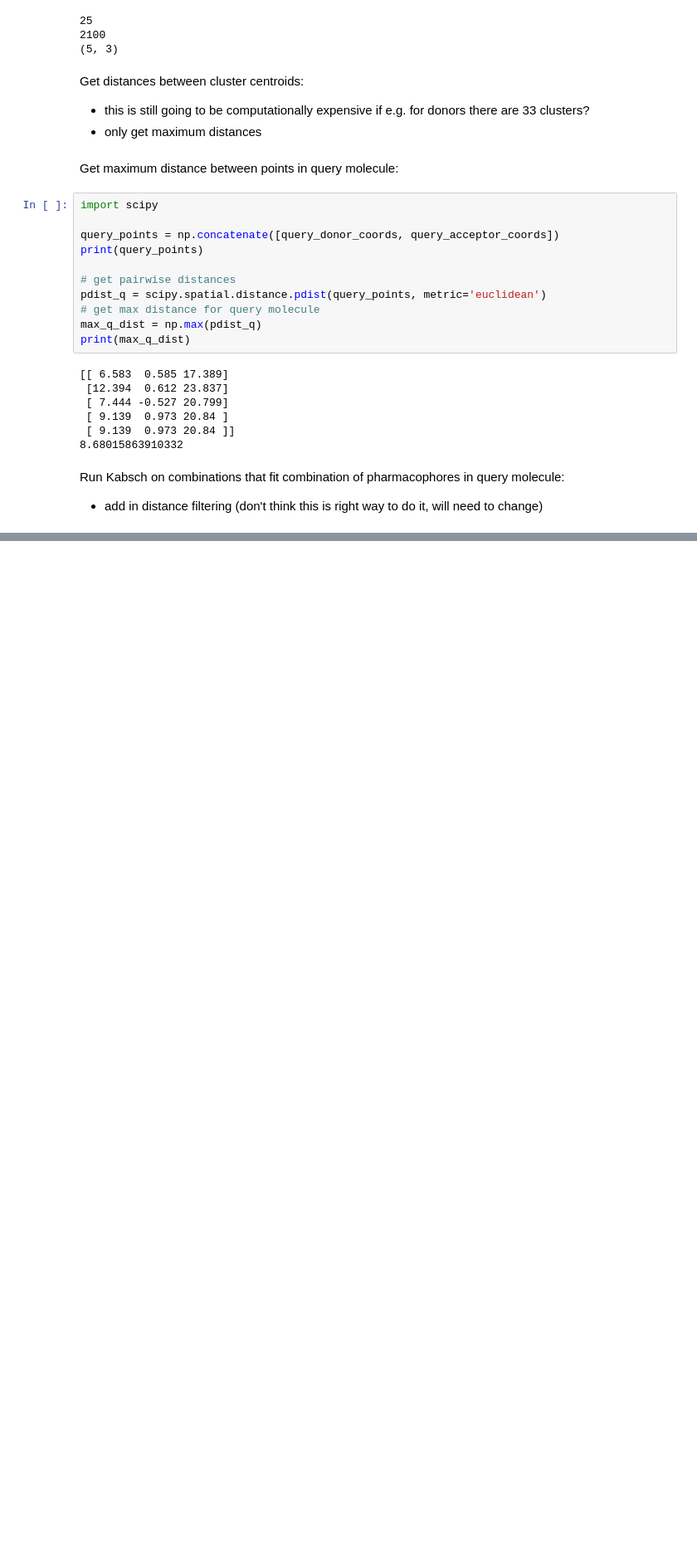
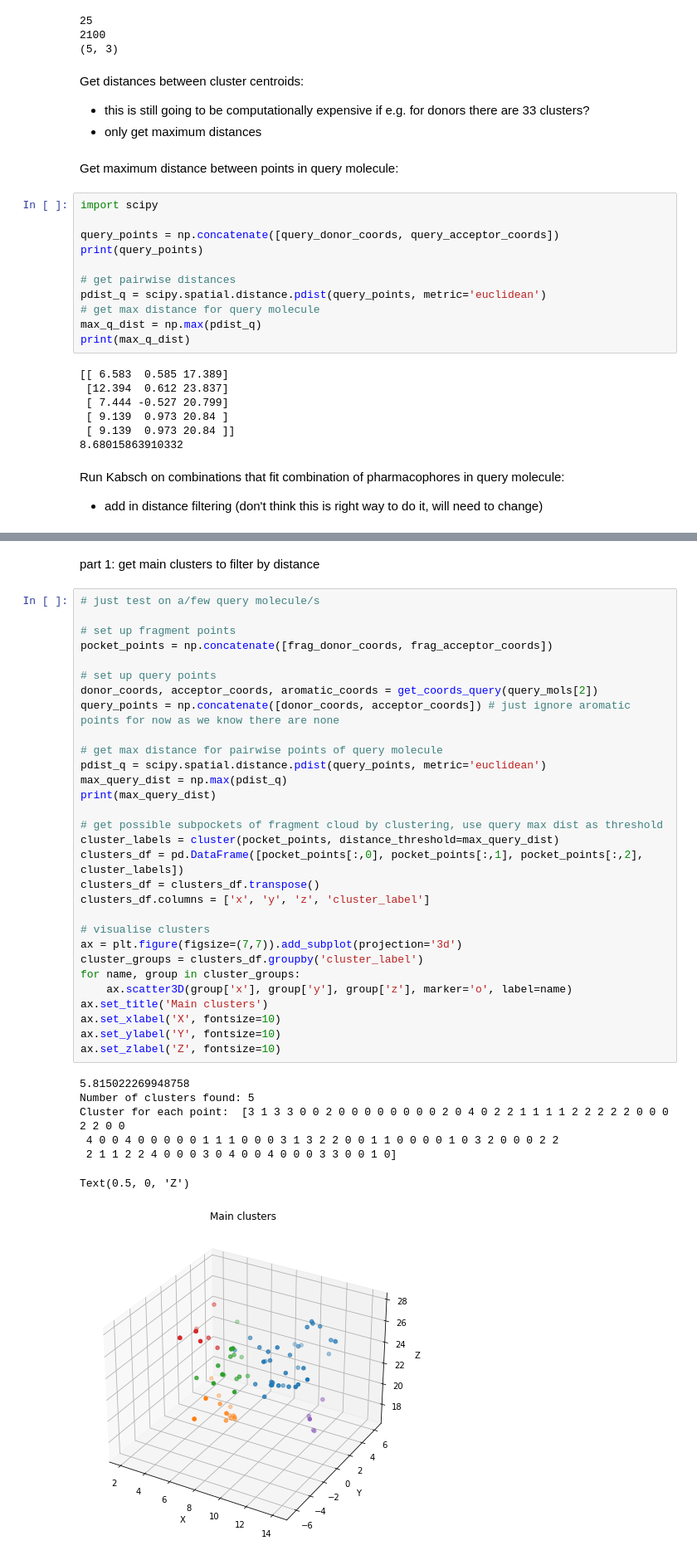
Before and after one commit to gemmagordon/xchem_rotation, a Jupyter notebook: get_pharma4_cloud.ipynb, the cells around one changed output, grey strips where cells are left out. Shown at 83% size. Saved outputs shown, nothing was run; the diff lists cells and outputs as text; blank space fills up the shorter version.

Commit message:
progress on using clustering dist in brute force

```diff
--- a/get_pharma4_cloud.ipynb
+++ b/get_pharma4_cloud.ipynb
@@ -1292,0 +1391,40 @@ for fr_combination in ph4_combinations:
+# %% [markdown]
+part 1: get main clusters to filter by distance
+# %%
+# just test on a/few query molecule/s
+
+# set up fragment points
+pocket_points = np.concatenate([frag_donor_coords, frag_acceptor_coords])
+
+# set up query points
+donor_coords, acceptor_coords, aromatic_coords = get_coords_query(query_mols[2])
+query_points = np.concatenate([donor_coords, acceptor_coords]) # just ignore aromatic points for now as we know there are none
+
+# get max distance for pairwise points of query molecule
+pdist_q = scipy.spatial.distance.pdist(query_points, metric='euclidean')
+max_query_dist = np.max(pdist_q)
+print(max_query_dist)
+
+# get possible subpockets of fragment cloud by clustering, use query max dist as threshold
+cluster_labels = cluster(pocket_points, distance_threshold=max_query_dist)
+clusters_df = pd.DataFrame([pocket_points[:,0], pocket_points[:,1], pocket_points[:,2], cluster_labels])
+clusters_df = clusters_df.transpose()
+clusters_df.columns = ['x', 'y', 'z', 'cluster_label']
+
+# visualise clusters
+ax = plt.figure(figsize=(7,7)).add_subplot(projection='3d')
+cluster_groups = clusters_df.groupby('cluster_label')
+for name, group in cluster_groups:
+    ax.scatter3D(group['x'], group['y'], group['z'], marker='o', label=name)
+ax.set_title('Main clusters')
+ax.set_xlabel('X', fontsize=10)
+ax.set_ylabel('Y', fontsize=10)
+ax.set_zlabel('Z', fontsize=10)
+# %% [output]
+5.815022269948758
+Number of clusters found: 5
+Cluster for each point:  [3 1 3 3 0 0 2 0 0 0 0 0 0 0 0 2 0 4 0 2 2 1 1 1 1 2 2 2 2 2 0 0 0 2 2 0 0
+ 4 0 0 4 0 0 0 0 0 1 1 1 0 0 0 3 1 3 2 2 0 0 1 1 0 0 0 0 1 0 3 2 0 0 0 2 2
+ 2 1 1 2 2 4 0 0 0 3 0 4 0 0 4 0 0 0 3 3 0 0 1 0]
+Text(0.5, 0, 'Z')
+[figure, added]
```
Also changed, not shown: parts of 16 cells of this notebook.
